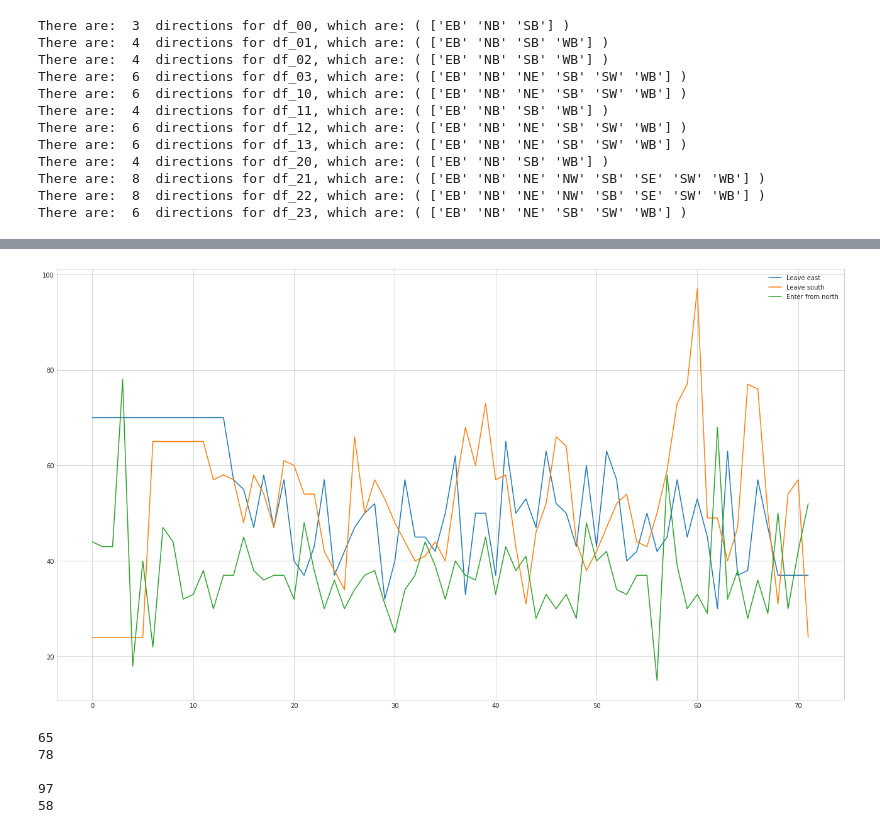
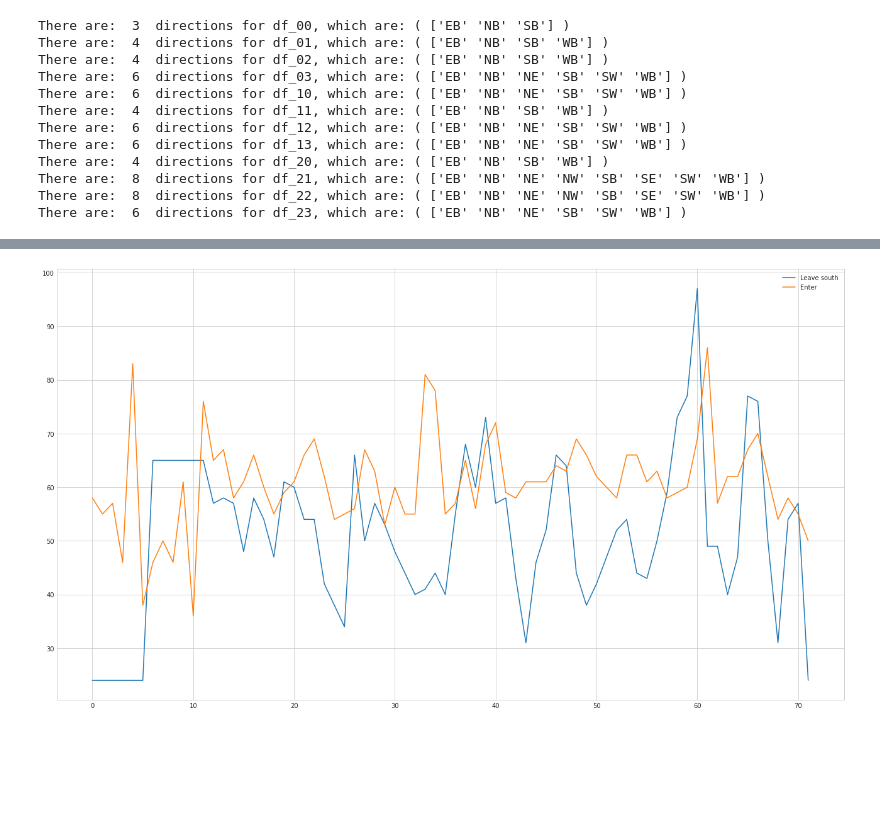
Before and after one commit to Julio-Baeta1/KaggleTabularMar22, a Jupyter notebook: notebook33ecc7fb9c.ipynb, the cells around one changed output, grey strips where cells are left out. Saved outputs shown, nothing was run; the diff lists cells and outputs as text; code cells hidden in the pictures; blank space fills up the shorter version.

```diff
--- a/notebook33ecc7fb9c.ipynb
+++ b/notebook33ecc7fb9c.ipynb
@@ -176,0 +426,4 @@ print(df_00_sb.head(10))
+# %%
+df_01_sb = df_01[df_01["direction"]=="SB"]
+print(df_01_sb.shape)
+df_01_sb.head()
@@ -177,7 +477,7 @@ print(df_00_sb.head(10))
 # %%
-df_10_sb = df_10[df_10["direction"]=="SB"]
-print(df_10_sb.shape)
-print(df_10_sb.head())
+df_10_wb = df_10[df_10["direction"]=="WB"]
+print(df_10_wb.shape)
+print(df_10_wb.head())
 # %% [output]
 (13059, 7)
      row_id                 time  x  y direction  congestion  coord_sym
@@ -189,29 +489,18 @@ print(df_10_sb.head())
 # %%
 k = 24*3
-x1 = df_00_eb['congestion'][0:k]#[k+1:2*k+1]#
-x2 = df_00_sb['congestion'][0:k]
-x3 = df_10_sb['congestion'][0:k]
 
-plt.plot(range(k),x1,label='Leave east')
-plt.plot(range(k),x2,label='Leave south')
-plt.plot(range(k),x3,label='Enter from north')
+x1 = df_00_sb['congestion'][0:k]
+x2 = df_01_sb['congestion'][0:k]
+x3 = df_10_wb['congestion'][0:k]
+x4 = x2
+x4.add(x3)
+
+plt.plot(range(k),x1,label='Leave south')
+plt.plot(range(k),x4,label='Enter')
+#plt.plot(range(k),x2,label='Enter from north')
+#plt.plot(range(k),x3,label='Enter from west')
 
 plt.legend()
 plt.show()
 # %% [output]
-[figure, old version]
+[figure, new version]
-# %%
-print(df_00_sb.iloc[6]['congestion'])
-print(df_10_sb.iloc[3]['congestion'])
-print()
-
-print(df_00_sb.iloc[60]['congestion'])
-print(df_10_sb.iloc[57]['congestion'])
-
-#Pretty clearly southbound congestion out of (0,0) is a function of the with delay of 1 hour(3 20 minute samples) from southbound (0,1)
-# %% [output]
-65
-78
-
-97
-58
```
Also changed, not shown: parts of 34 cells of this notebook.
